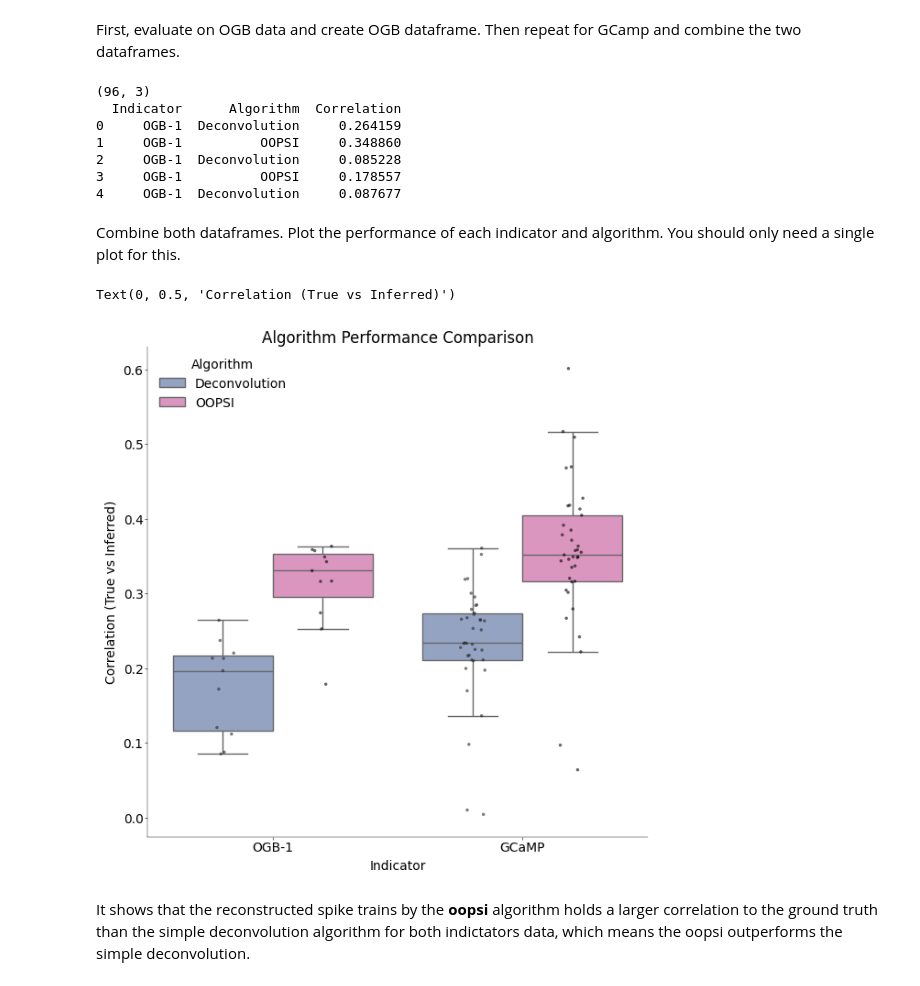
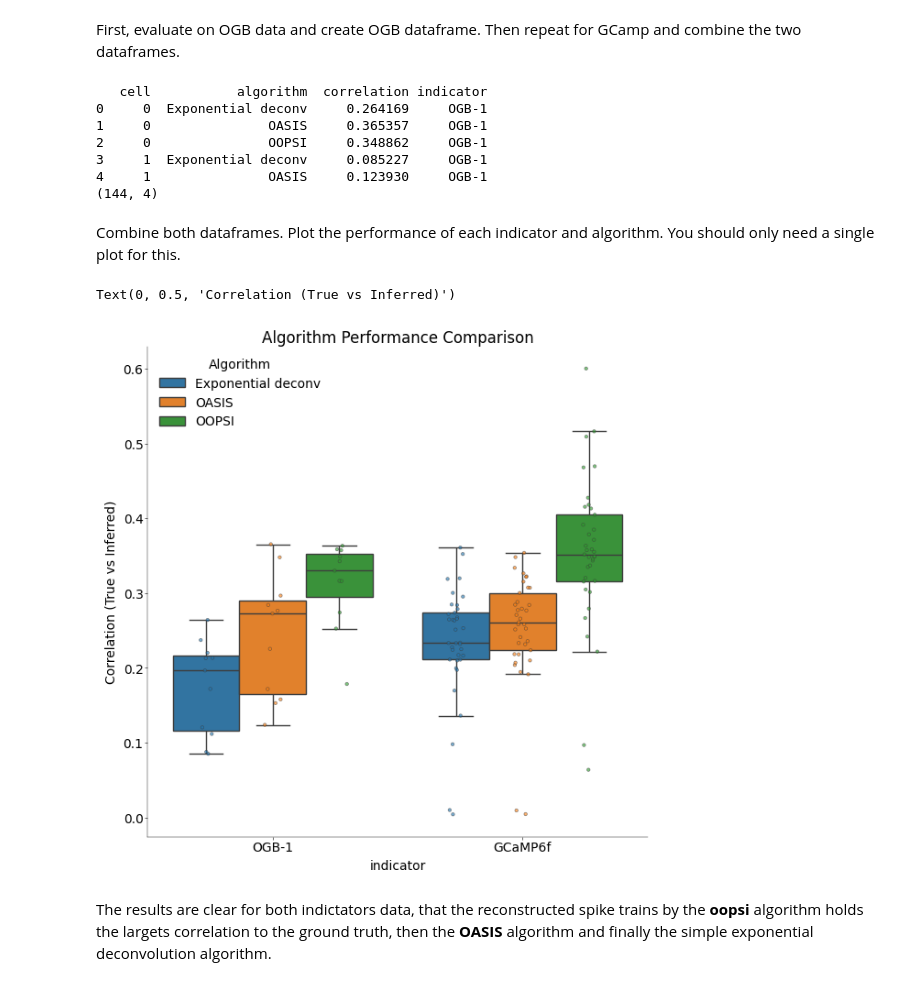
Before and after one commit to ZhidongZhang96/Course_NeuralDataScience_SS26, a Jupyter notebook: notebooks/CodingLab3.ipynb, the cells around one changed output. Drawn from its saved outputs; the diff is of its cells as text; code cells hidden in the pictures.

```diff
--- a/notebooks/CodingLab3.ipynb
+++ b/notebooks/CodingLab3.ipynb
@@ -180,6 +188,7 @@ def deconv_ca(ca: np.ndarray, tau: float, dt: float) -> np.ndarray:
     # --------------------------------------------
     kernel_length = int(5 * tau / dt)  # sufficiently long for convergence
     kernel = np.exp(-np.arange(kernel_length) * dt / tau)  # exp(-t/tau)
+    kernel = kernel / kernel.sum()
 
     # pad the calcium signal to avoid edge effects during deconvolution
     pad_width = len(kernel) - 1
@@ -421,58 +636,59 @@ for cell_id, ca_trace in gcamp_calcium.items():
 # Construct the dataframe and print the first few rows as well as its shape (1 pts)
 # ---------------------------------------------------------------------------------
 
-df = pd.DataFrame(df)
+results_df = pd.concat([ogb_df, gcamp_df], ignore_index=True)
 
-print(df.shape)
-print(df.head())
+print(results_df.head())
+print(results_df.shape)
 # %% [output]
-(96, 3)
-  Indicator      Algorithm  Correlation
-0     OGB-1  Deconvolution     0.264159
-1     OGB-1          OOPSI     0.348860
-2     OGB-1  Deconvolution     0.085228
-3     OGB-1          OOPSI     0.178557
-4     OGB-1  Deconvolution     0.087677
+   cell           algorithm  correlation indicator
+0     0  Exponential deconv     0.264169     OGB-1
+1     0               OASIS     0.365357     OGB-1
+2     0               OOPSI     0.348862     OGB-1
+3     1  Exponential deconv     0.085227     OGB-1
+4     1               OASIS     0.123930     OGB-1
+(144, 4)
 # %% [markdown]
 Combine both dataframes. Plot the performance of each indicator and algorithm. You should only need a single plot for this.
 # %%
 # ----------------------------------------------------------------------------
 # Create Strip and Boxplot for both cells and algorithms Cell as described. (1 pt)
 # Describe and explain the results briefly. (1 pt)
 # ----------------------------------------------------------------------------
 
 fig, ax = plt.subplots(figsize=(6, 6), layout="constrained")
 
 
 sns.boxplot(
-    data=df,
-    x="Indicator",
-    y="Correlation",
-    hue="Algorithm",
-    palette=algo_palette,
+    data=results_df,
+    x="indicator",
+    y="correlation",
+    hue="algorithm",
     ax=ax,
     fliersize=0,
 )
 
 sns.stripplot(
-    data=df,
-    x="Indicator",
-    y="Correlation",
-    hue="Algorithm",
+    data=results_df,
+    x="indicator",
+    y="correlation",
+    hue="algorithm",
     dodge=True,
-    palette="dark:black",
     alpha=0.6,
     ax=ax,
+    linewidth=0.5,
+    edgecolor="gray",
 )
 
 
 handles, labels = ax.get_legend_handles_labels()
-ax.legend(handles[:2], labels[:2], title="Algorithm")
+ax.legend(handles[:3], labels[:3], title="Algorithm")
+
 
 ax.set_title("Algorithm Performance Comparison")
 ax.set_ylabel("Correlation (True vs Inferred)")
 # %% [output]
 Text(0, 0.5, 'Correlation (True vs Inferred)')
-[figure, old version]
+[figure, new version]
 # %% [markdown]
-It shows that the reconstructed spike trains by the **oopsi** algorithm holds a larger correlation to the ground truth than the simple deconvolution algorithm for both indictators data, which means the oopsi outperforms the simple deconvolution.
+The results are clear for both indictators data, that the reconstructed spike trains by the **oopsi** algorithm holds the largets correlation to the ground truth, then the **OASIS** algorithm and finally the simple exponential deconvolution algorithm.
```
Also changed, not shown: parts of 17 cells of this notebook, 1 other file.
